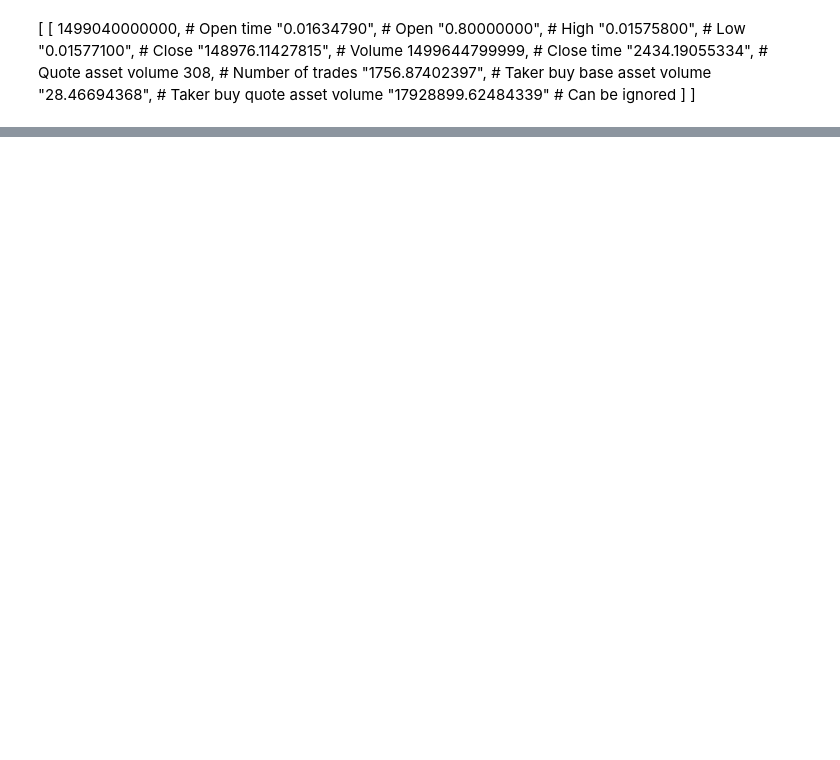
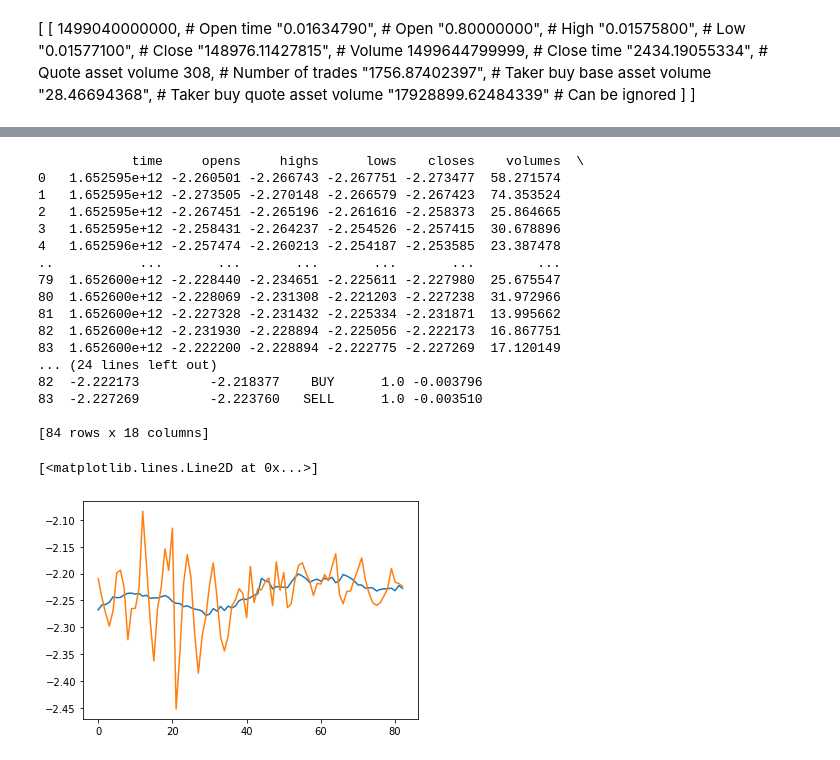
Before and after one commit to JiangoJ/CryCryBot, a Jupyter notebook: Code/Data Collection.ipynb, the cells around one changed output, grey strips where cells are left out. Drawn from its saved outputs; the diff is of its cells as text; code cells hidden in the pictures; blank space fills up the shorter version.

```diff
--- a/Code/Data Collection.ipynb
+++ b/Code/Data Collection.ipynb
@@ -270,0 +300,33 @@ data.head()
+# %%
+import joblib
+scaler = joblib.load('standard_scaler_1m.save')
+data1 = pd.read_csv('datahistroy_1m_2.csv')
+pred = data1.loc[:, "predictionBefore"].to_numpy()[1:]
+true = data1.loc[:, "trueAfter"].to_numpy()[1:]
+prev = data1.loc[:, "closes"].to_numpy()
+true = [float(c.item()) for c in true]
+print(data1)
+
+plt.plot(true)
+plt.plot(pred)
+#plt.plot(prev)
+# %% [output]
+            time     opens     highs      lows    closes    volumes  \
+0   1.652595e+12 -2.260501 -2.266743 -2.267751 -2.273477  58.271574
+1   1.652595e+12 -2.273505 -2.270148 -2.266579 -2.267423  74.353524
+2   1.652595e+12 -2.267451 -2.265196 -2.261616 -2.258373  25.864665
+3   1.652595e+12 -2.258431 -2.264237 -2.254526 -2.257415  30.678896
+4   1.652596e+12 -2.257474 -2.260213 -2.254187 -2.253585  23.387478
+..           ...       ...       ...       ...       ...        ...
+79  1.652600e+12 -2.228440 -2.234651 -2.225611 -2.227980  25.675547
+80  1.652600e+12 -2.228069 -2.231308 -2.221203 -2.227238  31.972966
+81  1.652600e+12 -2.227328 -2.231432 -2.225334 -2.231871  13.995662
+82  1.652600e+12 -2.231930 -2.228894 -2.225056 -2.222173  16.867751
+83  1.652600e+12 -2.222200 -2.228894 -2.222775 -2.227269  17.120149
+... (24 lines left out)
+82  -2.222173         -2.218377    BUY      1.0 -0.003796
+83  -2.227269         -2.223760   SELL      1.0 -0.003510
+
+[84 rows x 18 columns]
+[<matplotlib.lines.Line2D at 0x...>]
+[figure, added]
```
Also changed, not shown: parts of 15 cells of this notebook, 11 other files.
